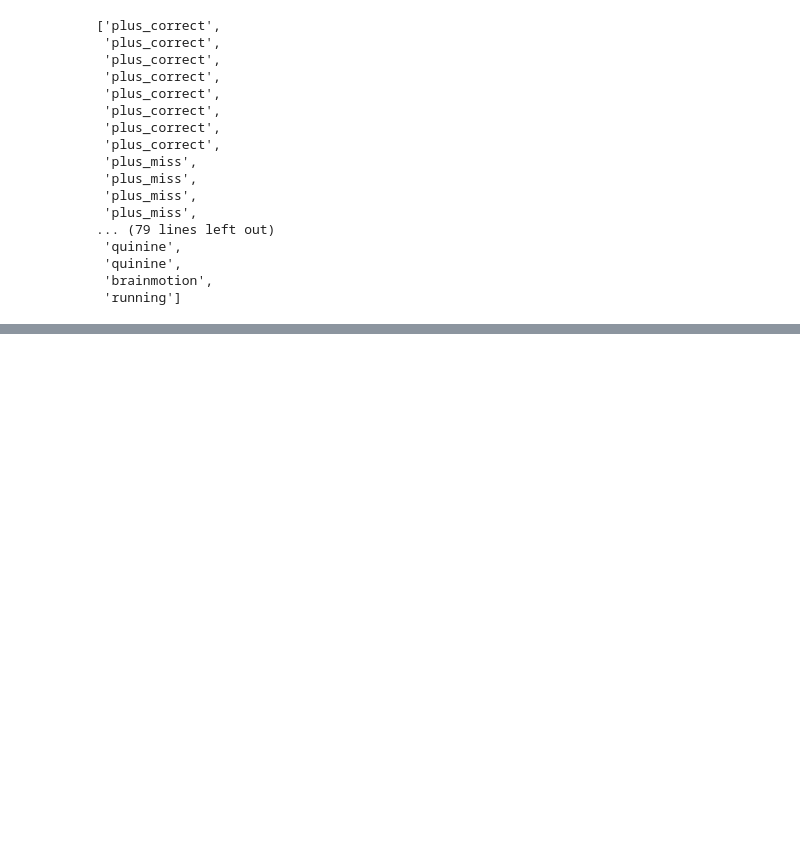
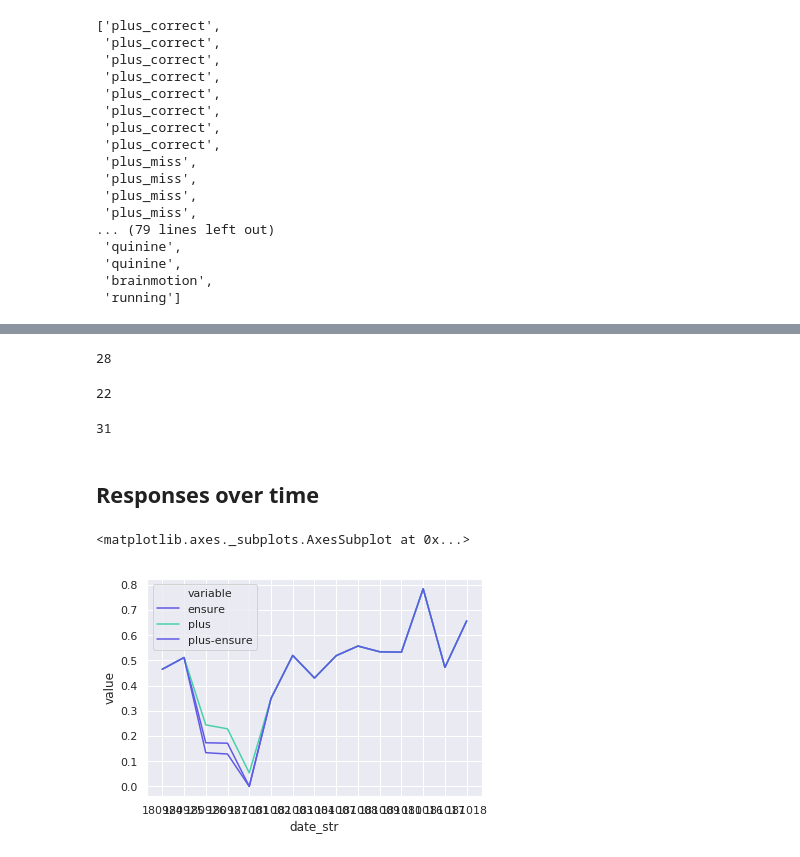
Before and after one commit to asugden/pool, a Jupyter notebook: notebooks/PER1/GLM_results.ipynb, the cells around one changed output, grey strips where cells are left out. Cells and saved outputs as stored; diff of their text form; code cells hidden in the pictures; blank space fills up the shorter version.

```diff
--- a/notebooks/PER1/GLM_results.ipynb
+++ b/notebooks/PER1/GLM_results.ipynb
@@ -35,4 +36,6 @@ import flow
 import jzap
+# %%
+db = pool.database.db()
 # %% [markdown]
 ## Testing GLM results
 # %%
@@ -77,0 +128,42 @@ date.runs()[1].trace2p().cstraces('reward').
+# %%
+glm.labels()['plus-multiplexed'].sum()
+# %% [output]
+28
+# %%
+glm.labels()['ensure'].sum()
+# %% [output]
+22
+# %%
+glm.labels()['plus'].sum()
+# %% [output]
+31
+# %% [markdown]
+## Responses over time
+# %%
+mouse = flow.metadata.Mouse('OA205')
+label_list = []
+for date in mouse.dates():
+    glm = date.glm()
+    plus = glm.labels()['plus']
+    neutral = glm.labels()['neutral']
+    minus = glm.labels()['minus']
+    ensure = glm.labels()['ensure']
+    vdrive_plus = db.get('vdrive_plus', date.mouse, date.date)
+    label_list.append({'mouse': date.mouse,
+                       'date': date.date,
+                       'date_str': str(date.date),
+                       'plus': plus.sum() / float(len(plus)),
+                       'neutral': neutral.sum() / float(len(neutral)),
+                       'minus': minus.sum() / float(len(minus)),
+                       'ensure': ensure.sum() / float(len(ensure)),
+                       'vdrive_plus': (vdrive_plus > 50).sum() / float(len(vdrive_plus)),
+                       'plus-ensure': (plus & ensure).sum() / float(len(ensure)),
+                       'vdrive_plus_ensure': ((vdrive_plus > 50) & ensure).sum() / float(len(ensure))})
+label_df = pd.DataFrame(label_list)
+label_df_long = label_df.melt(id_vars=['mouse', 'date', 'date_str'])
+# %%
+plt.figure()
+sns.lineplot('date_str', 'value', data=label_df_long[label_df_long.variable.isin(['plus', 'ensure', 'plus-ensure'])], hue='variable', palette=pool.config.colors())
+# %% [output]
+<matplotlib.axes._subplots.AxesSubplot at 0x...>
+[figure, added]
```
Also changed, not shown: parts of 12 cells of this notebook, 1 other file.
